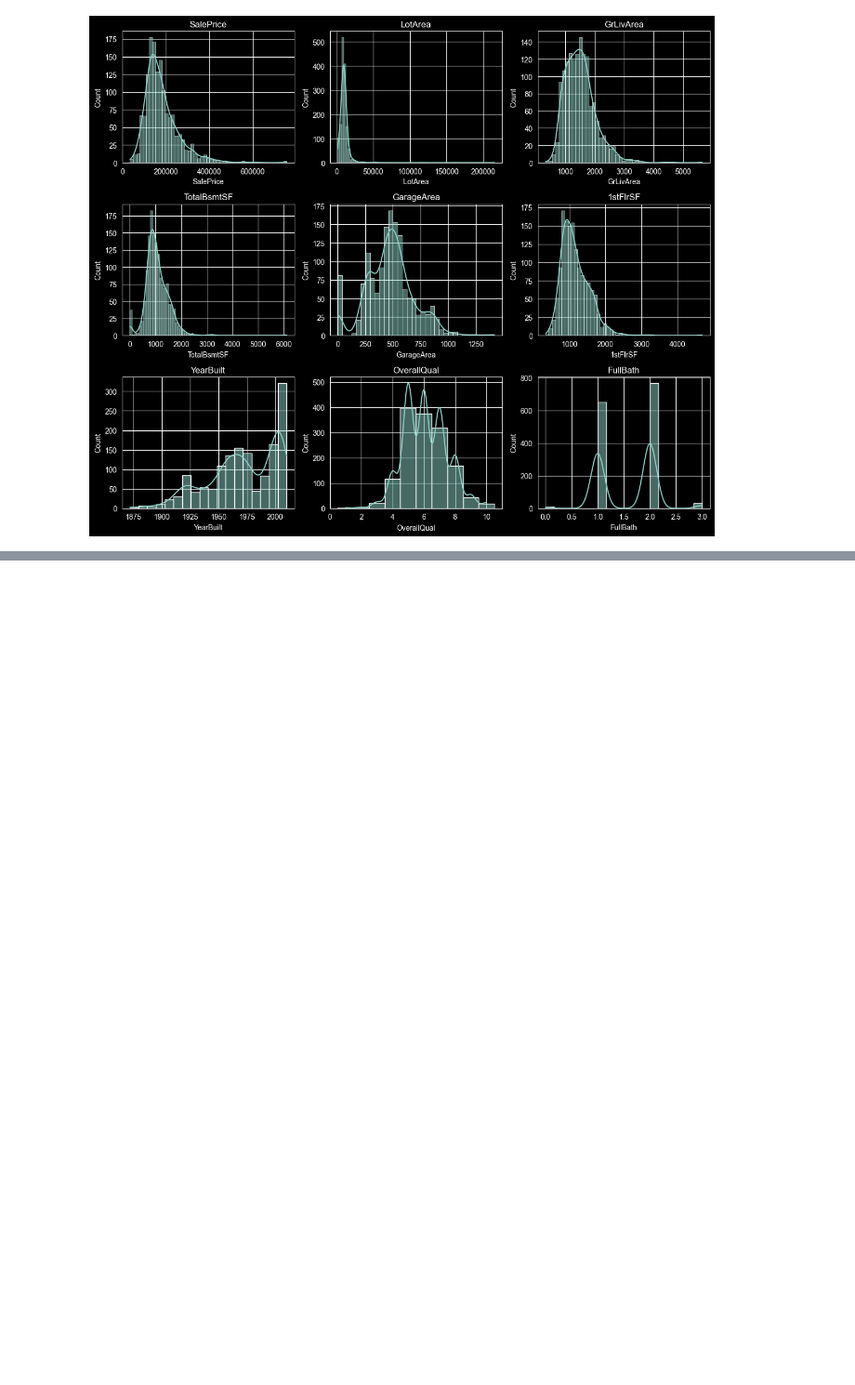
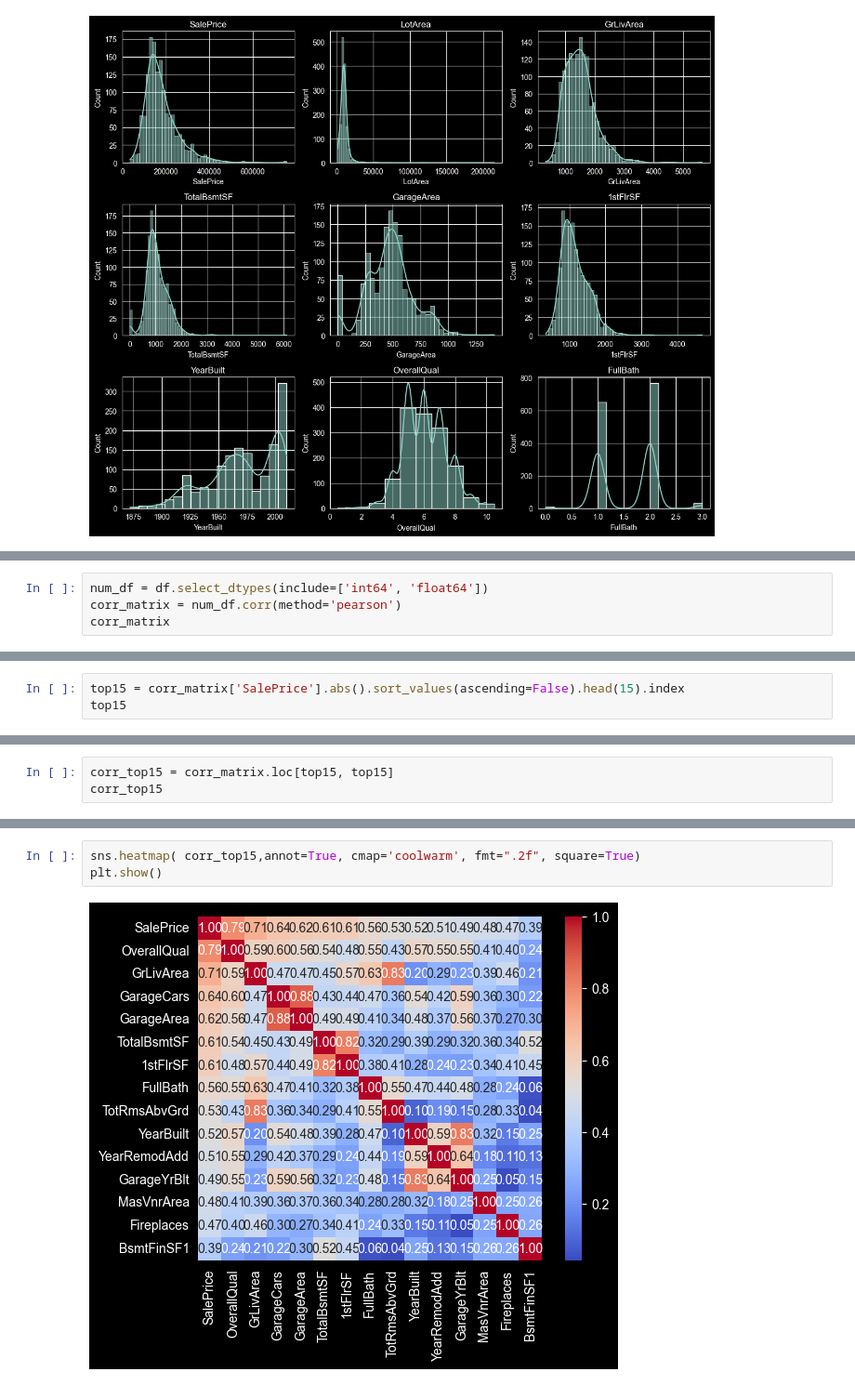
Before and after one commit to pinithasavidya617/pandas-data-analysis-practice, a Jupyter notebook: Data Processing Project/ames_analysis.ipynb, the cells around one changed output, grey strips where cells are left out. Shown at 93% size. Drawn from its saved outputs; the diff is of its cells as text; blank space fills up the shorter version.

```diff
--- a/Data Processing Project/ames_analysis.ipynb
+++ b/Data Processing Project/ames_analysis.ipynb
@@ -1102,0 +1196,4 @@ plt.show()
+# %%
+num_df = df.select_dtypes(include=['int64', 'float64'])
+corr_matrix = num_df.corr(method='pearson')
+corr_matrix
@@ -1102,0 +1221,3 @@ plt.show()
+# %%
+top15 = corr_matrix['SalePrice'].abs().sort_values(ascending=False).head(15).index
+top15
@@ -1102,0 +1230,3 @@ plt.show()
+# %%
+corr_top15 = corr_matrix.loc[top15, top15]
+corr_top15
@@ -1102,0 +1250,5 @@ plt.show()
+# %%
+sns.heatmap( corr_top15,annot=True, cmap='coolwarm', fmt=".2f", square=True)
+plt.show()
+# %% [output]
+[figure, added]
```
Also changed, not shown: parts of 29 cells of this notebook.
